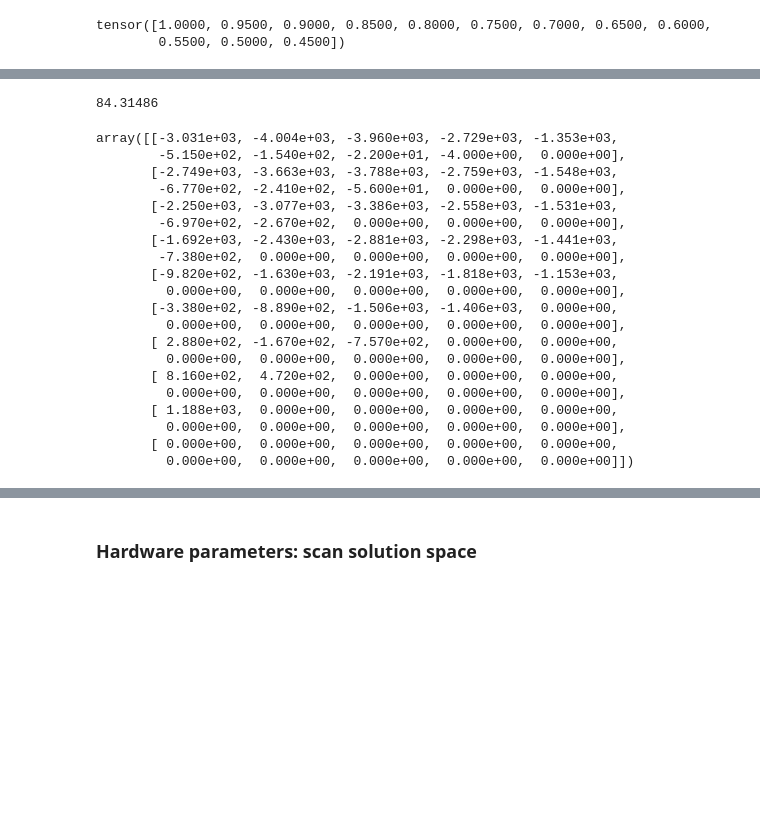
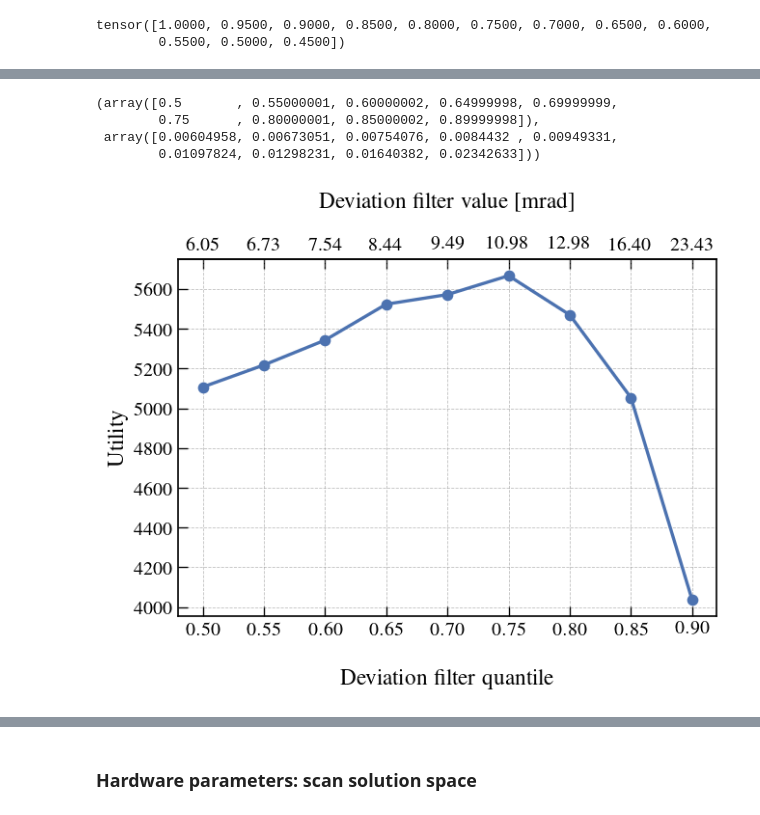
Before and after one commit to MaximeLagrange/muograph, a Jupyter notebook: Analysis.ipynb, the cells around one changed output, grey strips where cells are left out. Saved outputs shown, nothing was run; the diff lists cells and outputs as text; code cells hidden in the pictures; blank space fills up the shorter version.

```diff
--- a/Analysis.ipynb
+++ b/Analysis.ipynb
@@ -2186,7 +2238,3 @@ dd = [[356.51337, 84.31486, 149.88535]]
-# %%
-dd[0][1]
-# %% [output]
-84.31486
 # %%
 # i=5
 
@@ -2196,26 +2244,10 @@ dd[0][1]
 # plt.legend()
 # plt.savefig(resolution + "Utility_PoissonLikelihoodRatio")
 # plt.show()
-# %%
-U1s
-# %% [output]
-array([[-3.031e+03, -4.004e+03, -3.960e+03, -2.729e+03, -1.353e+03,
-        -5.150e+02, -1.540e+02, -2.200e+01, -4.000e+00,  0.000e+00],
-       [-2.749e+03, -3.663e+03, -3.788e+03, -2.759e+03, -1.548e+03,
-        -6.770e+02, -2.410e+02, -5.600e+01,  0.000e+00,  0.000e+00],
-       [-2.250e+03, -3.077e+03, -3.386e+03, -2.558e+03, -1.531e+03,
-        -6.970e+02, -2.670e+02,  0.000e+00,  0.000e+00,  0.000e+00],
-       [-1.692e+03, -2.430e+03, -2.881e+03, -2.298e+03, -1.441e+03,
-        -7.380e+02,  0.000e+00,  0.000e+00,  0.000e+00,  0.000e+00],
-       [-9.820e+02, -1.630e+03, -2.191e+03, -1.818e+03, -1.153e+03,
-         0.000e+00,  0.000e+00,  0.000e+00,  0.000e+00,  0.000e+00],
-       [-3.380e+02, -8.890e+02, -1.506e+03, -1.406e+03,  0.000e+00,
-         0.000e+00,  0.000e+00,  0.000e+00,  0.000e+00,  0.000e+00],
-       [ 2.880e+02, -1.670e+02, -7.570e+02,  0.000e+00,  0.000e+00,
-         0.000e+00,  0.000e+00,  0.000e+00,  0.000e+00,  0.000e+00],
-       [ 8.160e+02,  4.720e+02,  0.000e+00,  0.000e+00,  0.000e+00,
-         0.000e+00,  0.000e+00,  0.000e+00,  0.000e+00,  0.000e+00],
-       [ 1.188e+03,  0.000e+00,  0.000e+00,  0.000e+00,  0.000e+00,
-         0.000e+00,  0.000e+00,  0.000e+00,  0.000e+00,  0.000e+00],
-       [ 0.000e+00,  0.000e+00,  0.000e+00,  0.000e+00,  0.000e+00,
-         0.000e+00,  0.000e+00,  0.000e+00,  0.000e+00,  0.000e+00]])
+# %%
+q1s[:, 0], p1s[:, 0]
+# %% [output]
+(array([0.5       , 0.55000001, 0.60000002, 0.64999998, 0.69999999,
+        0.75      , 0.80000001, 0.85000002, 0.89999998]),
+ array([0.00604958, 0.00673051, 0.00754076, 0.0084432 , 0.00949331,
+        0.01097824, 0.01298231, 0.01640382, 0.02342633]))
@@ -2222 +2256,47 @@ array([[-3.031e+03, -4.004e+03, -3.960e+03, -2.729e+03, -1.353e+03,
+# %%
+# plt.plot(Qs_p1, U1s[:, 0], label = "$POCA_{target}$ ($POCA_{target}$/$POCA_{voi}$)")
+# plt.plot(Qs_p1, U2s[:, 0], label = "$POCA_{target}$ - $POCA_{air}$")
+# plt.xlabel("Deviation filter quantile probability")
+# plt.ylabel("Utility")
+# plt.legend()
+# plt.savefig("SWparameter")
+# plt.show()
+
+# def GFG2(ax1):
+#     # y1, y2 = ax1.get_ylim()
+#     ax_twin .set_ylim(min(p1s[:, 0]), max(p1s[:, 0]))
+#     ax_twin .figure.canvas.draw()
+
+# fig, ax1 = plt.subplots()
+# ax_twin = ax1.twiny()
+
+# ax1.callbacks.connect("ylim_changed", GFG2)
+# ax1.plot(q1s[:, 0], U1s[:, 0])
+# # ax1.set_ylim(0, 100)
+
+# ax1.set_xlabel("Deviation filter quantile")
+# ax_twin.set_xlabel("Deviation filter value [mrad]")
+
+fig, ax = plt.subplots()
+ax.plot(q1s[:, 0], U2s[:, 0], "bo-")
+# ax.plot(q1s[:, 0], U3s[:, 0], "bo-")
+
+ax.set_ylabel("Utility")
+ax.set_xlabel("\n Deviation filter quantile")
+
+secax = ax.secondary_xaxis('top')
+
+# usar exactamente los mismos ticks
+secax.set_xticks(q1s[:, 0])
+
+# pero con etiquetas distintas
+secax.set_xticklabels(
+    [f"{v:.2f}" for v in p1s[:, 0]*1000]
+)
+
+secax.set_xlabel("Deviation filter value [mrad] \n")
+
+plt.show()
+# %% [output]
+[figure, added]
 # %%
```
Also changed, not shown: parts of 19 cells of this notebook.
